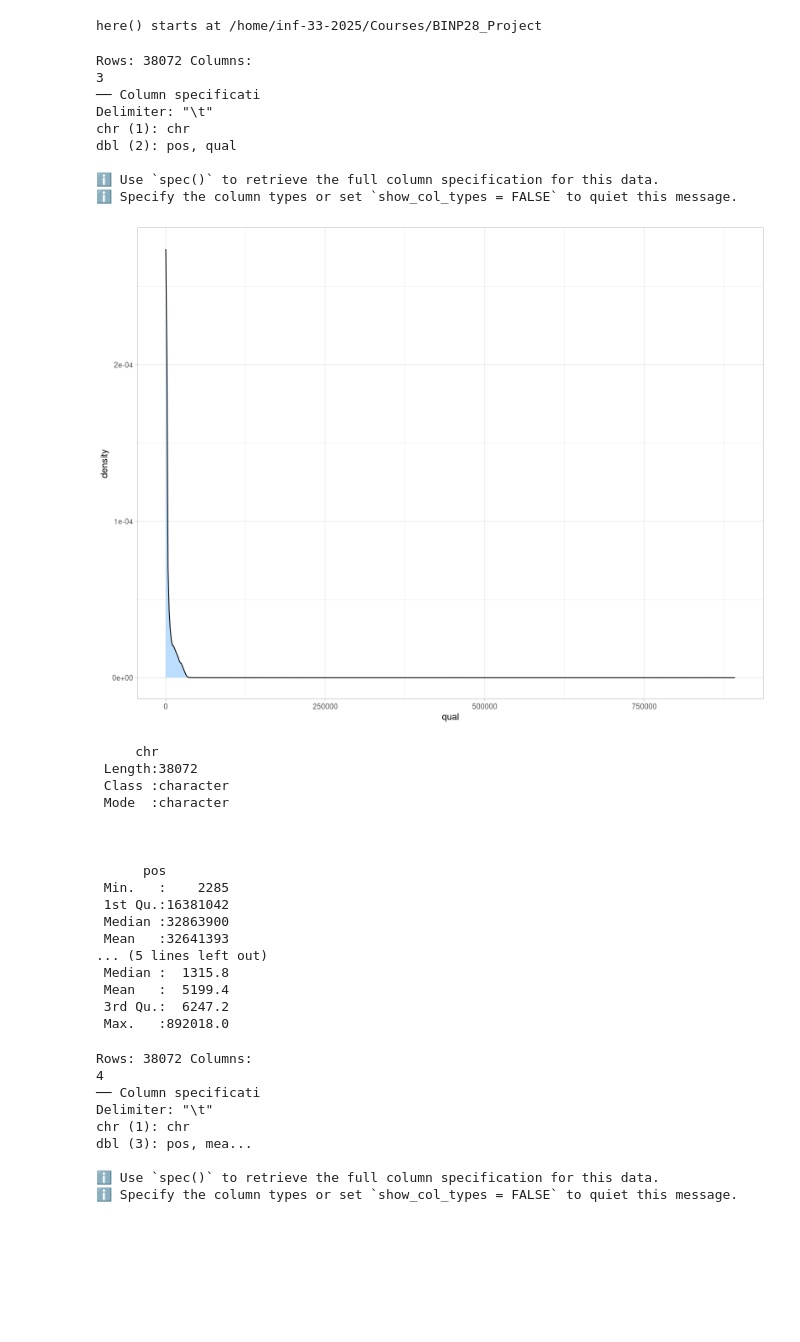
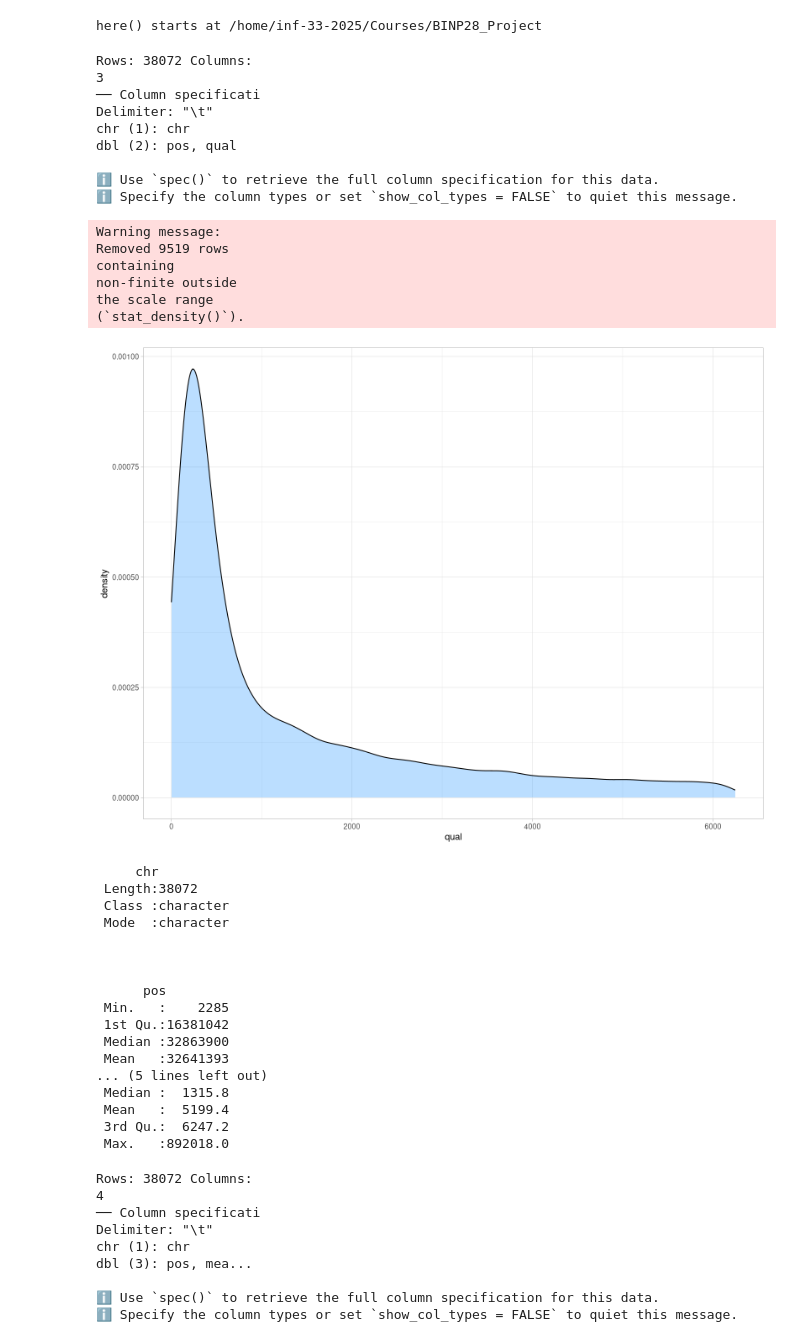
Before and after one commit to otodreas/FST_dxy, a Jupyter notebook: notebooks/examine_vcf.ipynb, the cells around one changed output. Drawn from its saved outputs; the diff is of its cells as text; code cells hidden in the pictures; blank space fills up the shorter version.

```diff
--- a/notebooks/examine_vcf.ipynb
+++ b/notebooks/examine_vcf.ipynb
@@ -8,44 +8,50 @@ here() starts at /home/inf-33-2025/Courses/BINP28_Project
 # %%
 # Quality (Phred scores)
 var_qual <- read_delim(
   here("test", "Summary_Stats", "ProjTaxa_Stats.lqual"),
   delim = "\t",
   col_names = c("chr", "pos", "qual"),
   skip = 1
 )
 ggplot(var_qual, aes(qual)) +
   geom_density(fill = "dodgerblue1", colour = "black", alpha = 0.3) +
-  theme_light()# +
-  # xlim(0, 6247.2)
+  theme_light() +
+  xlim(0, 6247.2)
 summary(var_qual)
 # %% [output]
 Rows: 38072 Columns:
 3
 ── Column specificati
 Delimiter: "\t"
 chr (1): chr
 dbl (2): pos, qual
 
 ℹ Use `spec()` to retrieve the full column specification for this data.
 ℹ Specify the column types or set `show_col_types = FALSE` to quiet this message.
+Warning message:
+Removed 9519 rows
+containing
+non-finite outside
+the scale range
+(`stat_density()`).
-[figure, old version]
+[figure, new version]
-     chr
- Length:38072
- Class :character
- Mode  :character
-
-
-
-      pos
- Min.   :    2285
- 1st Qu.:16381042
- Median :32863900
- Mean   :32641393
-... (5 lines left out)
- Median :  1315.8
- Mean   :  5199.4
- 3rd Qu.:  6247.2
- Max.   :892018.0
+     chr
+ Length:38072
+ Class :character
+ Mode  :character
+
+
+
+      pos
+ Min.   :    2285
+ 1st Qu.:16381042
+ Median :32863900
+ Mean   :32641393
+... (5 lines left out)
+ Median :  1315.8
+ Mean   :  5199.4
+ 3rd Qu.:  6247.2
+ Max.   :892018.0
 # %%
 # Variant mean depth
 var_depth <- read_delim(
```
Also changed, not shown: 2 other files.
